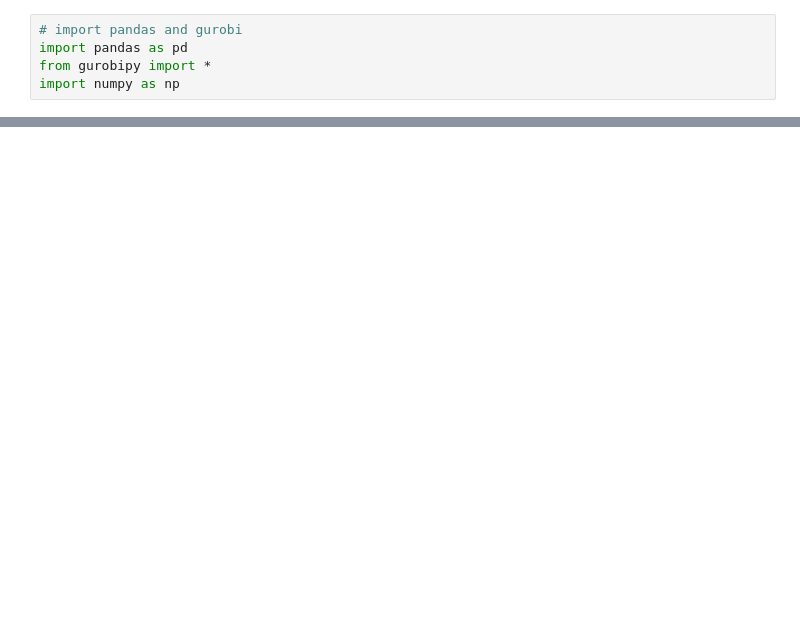
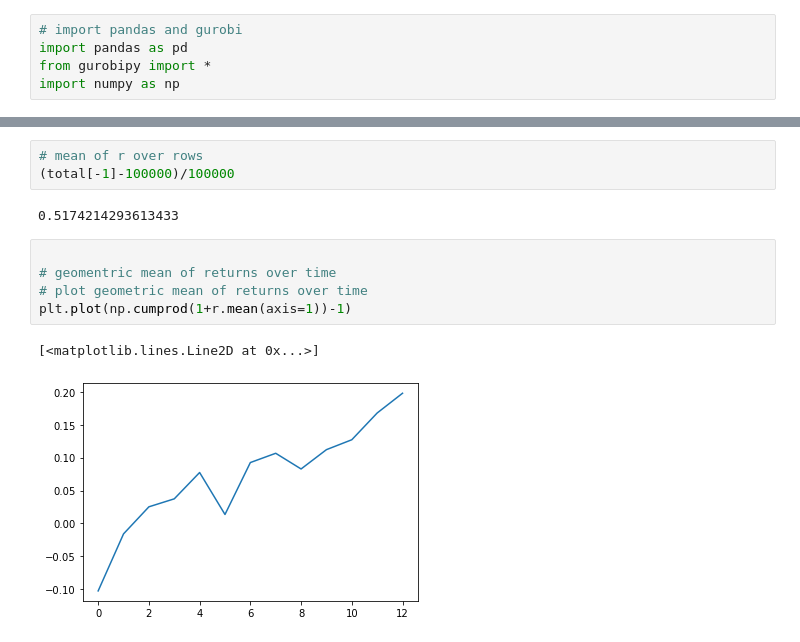
Before and after one commit to shannan-liu1/15093-project, a Jupyter notebook: portfolioOverTimepy.ipynb, the cells around one changed output, grey strips where cells are left out. Saved outputs shown, nothing was run; the diff lists cells and outputs as text; blank space fills up the shorter version.

```diff
--- a/portfolioOverTimepy.ipynb
+++ b/portfolioOverTimepy.ipynb
@@ -115,0 +255,13 @@ Text(0, 0.5, 'Percentage of portfolio')
+# %%
+# mean of r over rows
+(total[-1]-100000)/100000
+# %% [output]
+0.5174214293613433
+# %%
+
+# geomentric mean of returns over time
+# plot geometric mean of returns over time
+plt.plot(np.cumprod(1+r.mean(axis=1))-1)
+# %% [output]
+[<matplotlib.lines.Line2D at 0x...>]
+[figure, added]
```
Also changed, not shown: parts of 12 cells of this notebook, 3 other files.
